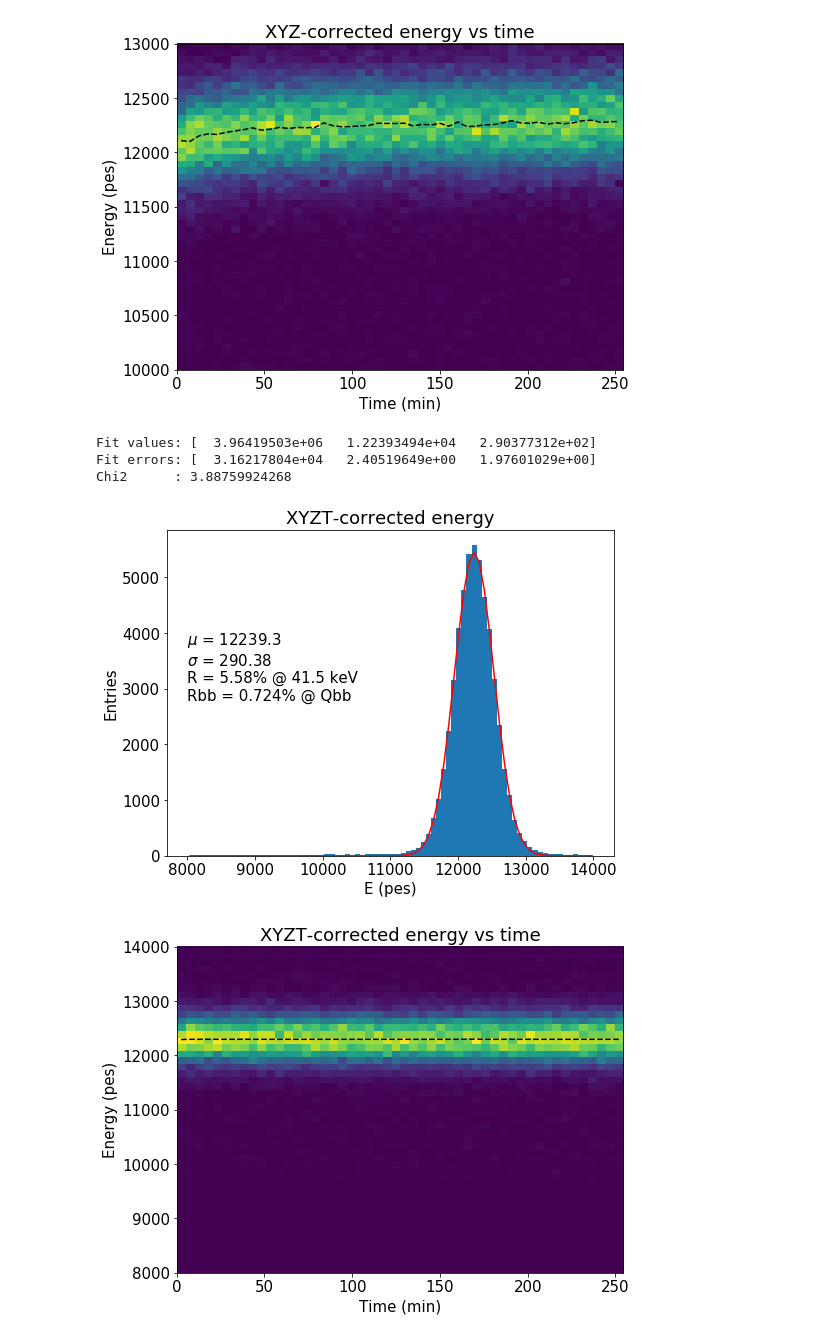
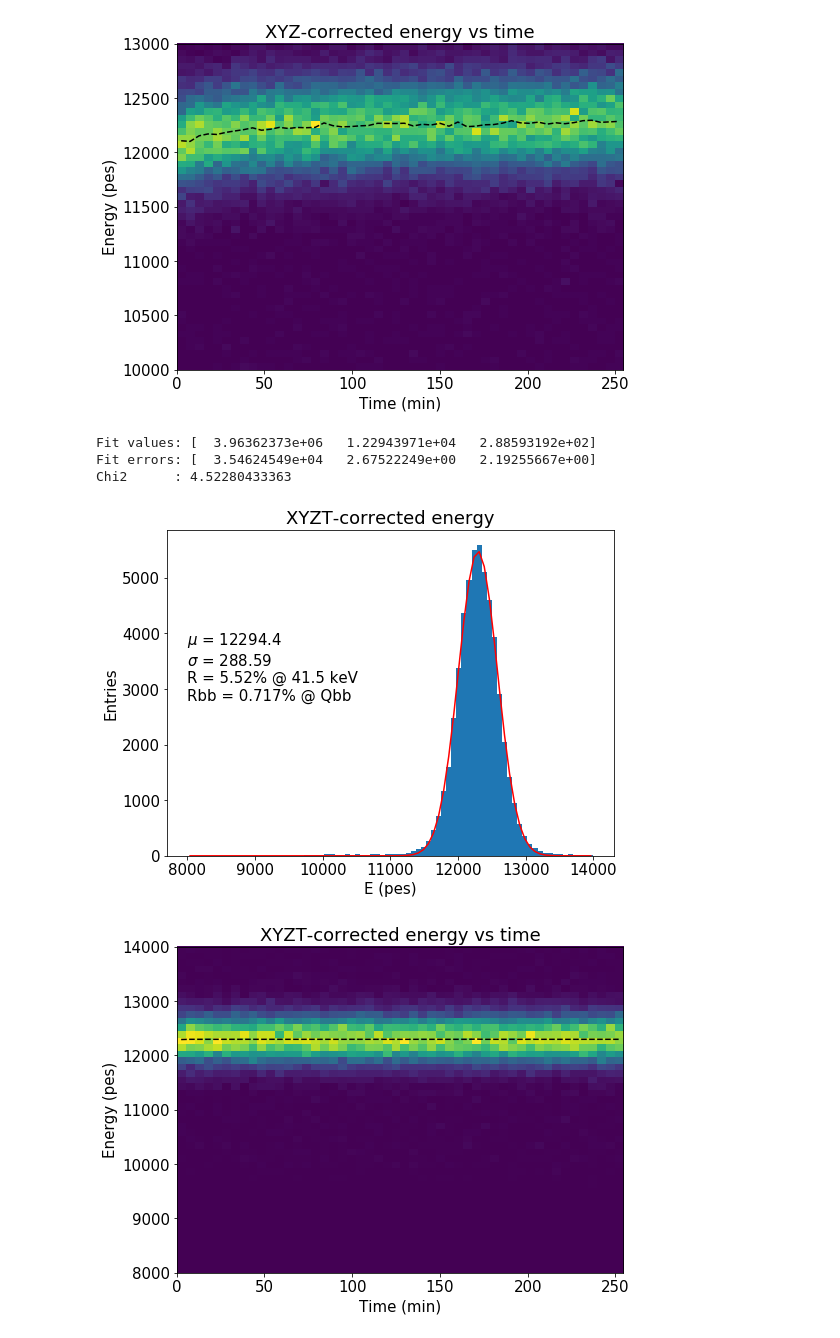
Before and after one commit to gonzaponte/ICARO, a Jupyter notebook: icaro/KrMay/Run4119.ipynb, the cells around one changed output. Drawn from its saved outputs; the diff is of its cells as text; code cells hidden in the pictures.

```diff
--- a/icaro/KrMay/Run4119.ipynb
+++ b/icaro/KrMay/Run4119.ipynb
@@ -341,9 +341,9 @@ Chi2          = 0.06
 # %% [markdown]
 # Correction by attachment
 # %%
-E = fid.S2e.values * Zcorr(fid.Z.values).value
+Efid_zcorr = fid.S2e.values * Zcorr(fid.Z.values).value
 
-y, x, _ = hist(E, 100, range=Erange_zcorr)
+y, x, _ = hist(Efid_zcorr, 100, range=Erange_zcorr)
 
 fun  = lambda x, *args: fitf.gauss  (x, *args[ :3])
 seed = 1e3, 12000, 100
@@ -360,7 +360,7 @@ plt.text(Erange_zcorr[0], 1*max(y)/4, gausstext(f.values, 41.5), color=fitOpt)
 labels("S2 energy (pes)", "Entries", "Z-corrected energy")
 save("S2energyCorr_fiducial")
 
-hist2d(fid.Z, E, (50, 100), range=(Zrange, Erange_zcorr))
+hist2d(fid.Z.values, Efid_zcorr, (50, 100), range=(Zrange, Erange_zcorr))
 labels("Drift time ($\mu$s)", "S2 energy (pes)", "Z-corrected energy vs Z")
 save("S2energyCorrvsZ_fiducial")
 # %% [output]
@@ -386,8 +386,10 @@ save("NsipmvsZ")
 # %% [markdown]
 # Kr distribution
 # %%
-sel = coref.in_range(full.S2e.values * Zcorr(full.Z.values).value, 10e3, 14e3)
-Kr = full[sel]
+E_zcorr = full.S2e.values * Zcorr(full.Z.values).value
+sel     = coref.in_range(E_zcorr, 10e3, 14e3)
+Kr      = full   [sel]
+E_zcorr = E_zcorr[sel]
 # %%
 hist(Kr.X, 25, range=XYrange)
 labels("x (mm)", "Entries", "X distribution")
@@ -510,9 +508,9 @@ Reference energy 12239.5358391
 # %% [markdown]
 # Correction by attachment and position
 # %%
-Ecorr  = Kr.S2e.values * Zcorr(Kr.Z.values).value * XYcorr(Kr.X.values, Kr.Y.values).value
+E_xyzcorr = E_zcorr * XYcorr(Kr.X.values, Kr.Y.values).value
 
-y, x, _ = hist(Ecorr, 80, Erange_xycorr)
+y, x, _ = hist(E_xyzcorr, 80, Erange_xycorr)
 
 fun  = fitf.gauss
 seed = 1e3, 12000, 100
@@ -530,24 +528,24 @@ plt.text(Erange_xycorr[0], 1*max(y)/4, gausstext(f.values, 41.5), color=fitOpt)
 labels("E (pes)", "Entries", "XYZ-corrected energy")
 save("EcorrZXY")
 
-_, _, cb = hist2d_profile(Kr.X.values, Kr.Y.values, Ecorr, 50, 50, XYrange, XYrange)
+_, _, cb = hist2d_profile(Kr.X.values, Kr.Y.values, E_xyzcorr, 50, 50, XYrange, XYrange)
 cb.set_label("E (pes)")
 labels("x (mm)", "y (mm)", "XYZ-corrected energy vs XY")
 save("EvsXY")
 
-_, _, cb = hist2d_profile(Kr.R.values, Kr.Phi.values, Ecorr, 50, 50, Rrange, Prange)
+_, _, cb = hist2d_profile(Kr.R.values, Kr.Phi.values, E_xyzcorr, 50, 50, Rrange, Prange)
 cb.set_label("E (pes)")
 labels("r (mm)", "$\phi$ (rad)", "XYZ-corrected energy vs R$\phi$")
 save("EvsRPhi")
 
-hist2d(Kr.R.values, Ecorr, (50, 50), range=(Rrange, Erange_xycorr))
-x, y, _ = fitf.profileX(Kr.R.values, Ecorr, 50, Rrange, Erange_xycorr)
+hist2d(Kr.R.values, E_xyzcorr, (50, 50), range=(Rrange, Erange_xycorr))
+x, y, _ = fitf.profileX(Kr.R.values, E_xyzcorr, 50, Rrange, Erange_xycorr)
 plt.plot(x, y, profOpt)
 labels("r (mm)", "S2 energy (pes)", "XYZ-corrected energy vs R")
 save("EvsR")
 
-hist2d(Kr.Phi.values, Ecorr, (50, 50), range=(Prange, Erange_xycorr))
-x, y, _ = fitf.profileX(Kr.Phi.values, Ecorr, 50, xrange=Prange, yrange=Erange_xycorr)
+hist2d(Kr.Phi.values, E_xyzcorr, (50, 50), range=(Prange, Erange_xycorr))
+x, y, _ = fitf.profileX(Kr.Phi.values, E_xyzcorr, 50, xrange=Prange, yrange=Erange_xycorr)
 plt.plot(x, y, profOpt)
 labels("phi (rad)", "S2 energy (pes)", "XYZ-corrected energy vs $\phi$")
 save("EvsPhi")
@@ -566,9 +564,9 @@ Chi2      : 3.88759924268
 T      = (Kr.time.values - np.min(Kr.time.values))/60
 Trange = 0, np.max(T)
 
-hist2d(T, Ecorr, (50, 50), range=(Trange, (10e3, 13e3)))
+hist2d(T, E_xyzcorr, (50, 50), range=(Trange, (10e3, 13e3)))
 
-x, y, u_y = fitf.profileX(T, Ecorr, 50, Trange)
+x, y, u_y = fitf.profileX(T, E_xyzcorr, 50, Trange)
 plt.plot(x, y, profOpt)
 
 labels("Time (min)", "Energy (pes)", "XYZ-corrected energy vs time")
@@ -577,33 +575,33 @@ Tcorr = corrf.Correction((x,), y, u_y, "max")
 # %% [output]
 [figure]
 # %%
-E = Kr.S2e.values * Zcorr(Kr.Z.values).value * XYcorr(Kr.X.values, Kr.Y.values).value * Tcorr(T).value
+E_xyztcorr = E_xyzcorr * Tcorr(T).value
 
-y, x, _ = hist(Ecorr, 80, Erange_xycorr)
+y, x, _ = hist(E_xyztcorr, 80, Erange_xycorr)
 
 fun  = fitf.gauss
 seed = 1e3, 12000, 100
 low  =  10, 11000,  50
 upp  = 1e8, 13000, 900
 f    = fitf.fit(fun, x, y, seed, fit_range=(11500, 13000), bounds=(low, upp), sigma=y**0.5)
 print("Fit values:", f.values)
 print("Fit errors:", f.errors)
 print("Chi2      :", f.chi2)
 
 plt.plot(x, f.fn(x), fitOpt)
 plt.text(Erange_xycorr[0], max(y)/2, gausstext(f.values, 41.5))
 
 labels("E (pes)", "Entries", "XYZT-corrected energy")
 save("EcorrZXYT")
 
-hist2d(T, E, (50, 50), range=(Trange, Erange_xycorr))
-x, y, _ = fitf.profileX(T, E, 50, Trange)
+hist2d(T, E_xyztcorr, (50, 50), range=(Trange, Erange_xycorr))
+x, y, _ = fitf.profileX(T, E_xyztcorr, 50, Trange)
 plt.plot(x, y, profOpt)
 
 labels("Time (min)", "Energy (pes)", "XYZT-corrected energy vs time")
 # %% [output]
-Fit values: [  3.96419503e+06   1.22393494e+04   2.90377312e+02]
-Fit errors: [  3.16217804e+04   2.40519649e+00   1.97601029e+00]
-Chi2      : 3.88759924268
+Fit values: [  3.96362373e+06   1.22943971e+04   2.88593192e+02]
+Fit errors: [  3.54624549e+04   2.67522249e+00   2.19255667e+00]
+Chi2      : 4.52280433363
-[figure, old version]
+[figure, new version]
 [figure]
```
Also changed, not shown: parts of 5 cells of this notebook, 1 other file.
